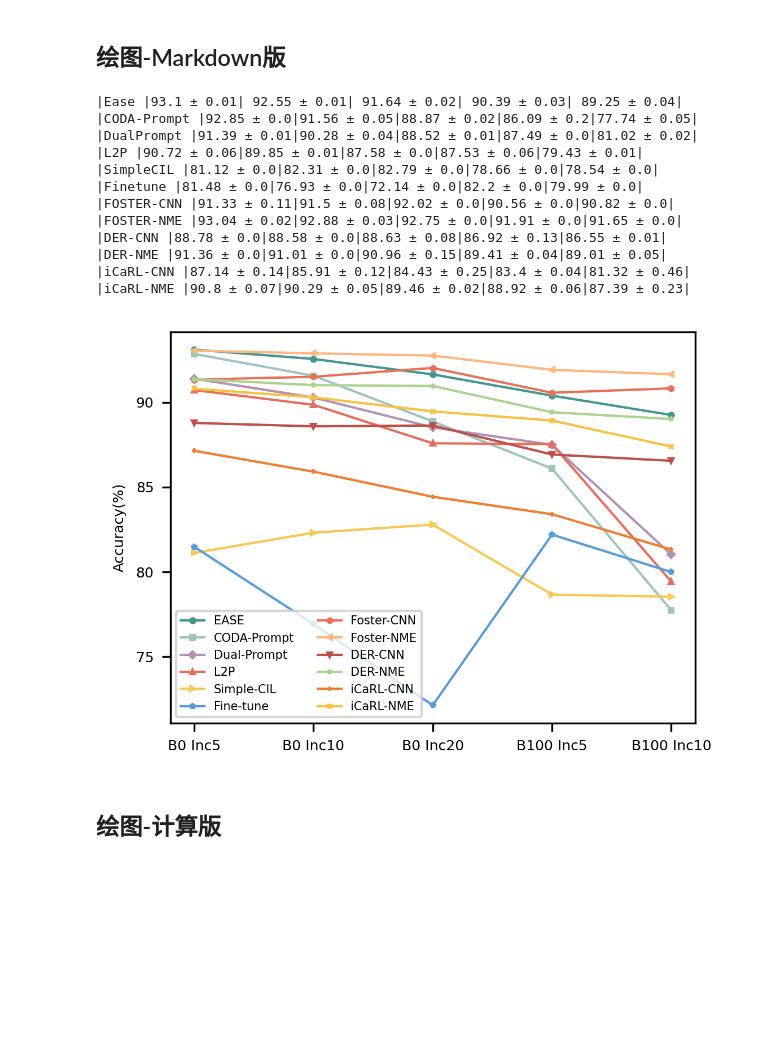
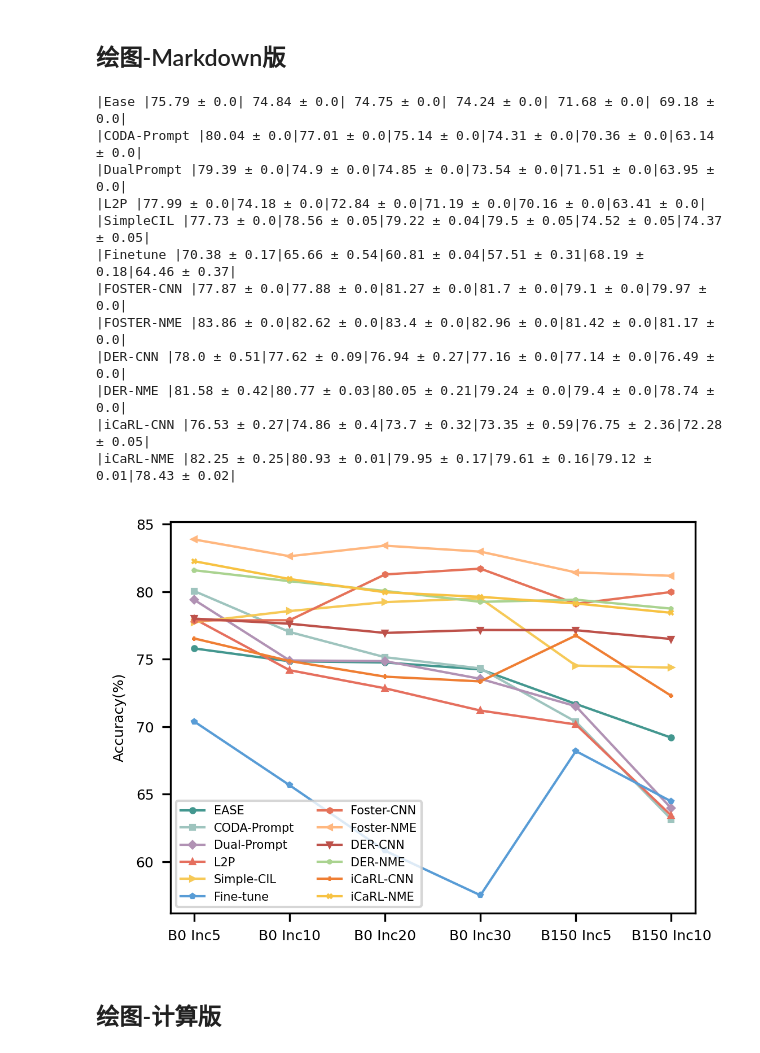
Before and after one commit to Geeks-Z/Class-Incremental-Learning, a Jupyter notebook: acc_mean_std.ipynb, the cells around one changed output. Drawn from its saved outputs; the diff is of its cells as text; code cells hidden in the pictures; blank space fills up the shorter version.

```diff
--- a/acc_mean_std.ipynb
+++ b/acc_mean_std.ipynb
@@ -58,22 +58,22 @@ finetune = [[38.53, 32.03, 7.28, 31.16, 24.54],[37.78,34.58,19.25,29.9,24.7],[37
 # %% [markdown]
 ## omn
 # %%
+# 2nd-omn 缺少simple_cil_B0_Inc5 | l2p | dual_prompt_B0_Inc5 B0 Inc30 | icrl_B0 Inc30
+# 1 2 3 std 还没有统计
 dataset = 'omn'
 positions = ['B0 Inc5', 'B0 Inc10', 'B0 Inc20','B0 Inc30','B150 Inc5','B150 Inc10']
-ease = [[75.79,74.84,74.75,74.24,71.68,69.18],[75.79,74.84,74.75,74.24,71.68,69.18],[,,,,,]]
-coda_prompt = [[80.04,77.01,75.14,74.31,70.36,63.14],[80.04,77.01,75.14,74.31,70.36,63.14],[,,,,,]]
-# 2nd B0Inc5 30无数据
-dual_prompt = [[79.39,74.9,74.85,73.54,71.51,63.95],[,74.9,74.85,,71.51,63.95],[,,,,,]]
-l2p = [[77.99,74.18,72.84,71.19,70.16,63.41],[,,,,,],[,,,,,]]
-foster_cnn = [[77.87,77.88,81.27,81.7,79.1,79.97],[77.87,77.88,81.27,81.7,79.1,79.97],[,,,,,]]
-foster_nme = [[83.86,82.62,83.4,82.96,81.42,81.17],[83.86,82.62,83.4,82.96,81.42,81.17],[,,,,,]]
-der_cnn = [[77.49,77.53,77.21,77.16,77.14,76.49],[78.51,77.7,76.67,77.16,77.14,76.49],[,,,,,]]
-der_nme = [[81.15,80.74,80.26,79.24,79.4,78.74],[82.0,80.8,79.84,79.24,79.4,78.74],[,,,,,]]
-# 2nd B0Inc10无数据
-icarl_cnn = [[76.8,75.26,73.38,73.94,74.39,72.23],[76.25,74.46,74.02,72.76,79.11,],[,,,,,]]
-icarl_nme = [[82.5,80.94,79.78,79.77,79.13,78.41],[82.0,80.92,80.12,79.45,79.11,],[,,,,,]]
-simple_cil = [[77.73,78.51,79.18,79.46,74.47,74.32],[,78.61,79.27,79.55,74.56,74.42],[,,,,,]]
-finetune = [[70.21,65.12,60.77,57.2,68.37,64.1],[70.54,66.21,60.84,57.82,68.01,64.83],[,,,,,]]
+ease = [[75.79,74.84,74.75,74.24,71.68,69.18],[75.79,74.84,74.75,74.24,71.68,69.18]]
+coda_prompt = [[80.04,77.01,75.14,74.31,70.36,63.14],[80.04,77.01,75.14,74.31,70.36,63.14]]
+dual_prompt = [[79.39,74.9,74.85,73.54,71.51,63.95],[79.39,74.9,74.85,73.54,71.51,63.95]]
+l2p = [[77.99,74.18,72.84,71.19,70.16,63.41],[77.99,74.18,72.84,71.19,70.16,63.41]]
+foster_cnn = [[77.87,77.88,81.27,81.7,79.1,79.97],[77.87,77.88,81.27,81.7,79.1,79.97]]
+foster_nme = [[83.86,82.62,83.4,82.96,81.42,81.17],[83.86,82.62,83.4,82.96,81.42,81.17]]
+der_cnn = [[77.49,77.53,77.21,77.16,77.14,76.49],[78.51,77.7,76.67,77.16,77.14,76.49]]
+der_nme = [[81.15,80.74,80.26,79.24,79.4,78.74],[82.0,80.8,79.84,79.24,79.4,78.74]]
+icarl_cnn = [[76.8,75.26,73.38,73.94,74.39,72.23],[76.25,74.46,74.02,72.76,79.11,72.34]]
+icarl_nme = [[82.5,80.94,79.78,79.77,79.13,78.41],[82.0,80.92,80.12,79.45,79.11,78.45]]
+simple_cil = [[77.73,78.51,79.18,79.46,74.47,74.32],[77.73,78.61,79.27,79.55,74.56,74.42]]
+finetune = [[70.21,65.12,60.77,57.2,68.37,64.1],[70.54,66.21,60.84,57.82,68.01,64.83]]
 # %% [markdown]
 ## vtab
 # %%
@@ -109,11 +109,6 @@ print("|DualPrompt", "|" + "|".join([f"{mean} ± {std}" for mean, std in zip(dua
 print("|L2P", "|" + "|".join([f"{mean} ± {std}" for mean, std in zip(l2p_mean, l2p_std)]) + "|")
 print("|SimpleCIL", "|" + "|".join([f"{mean} ± {std}" for mean, std in zip(simple_cil_mean, simple_cil_std)]) + "|")
 print("|Finetune", "|" + "|".join([f"{mean} ± {std}" for mean, std in zip(finetune_mean, finetune_std)]) + "|")
-# print("coda_prompt:", coda_prompt_mean, coda_prompt_std)
-# print("dual_prompt:", dual_prompt_mean, dual_prompt_std)
-# print("l2p:", l2p_mean, l2p_std)
-# print("simple_cil:", simple_cil_mean, simple_cil_std)
-# print("finetune:", finetune_mean, finetune_std)
 
 marker = ['o', 's', 'D', '^',  '>',  'p', 'h','<','v','*','+', 'x', 'D', 'd', '|', '_']
 colors = ['#43978F', '#9EC4BE', '#B192B4', '#E56F5E', '#F6C957','#589CD6', '#E57259','#FFB77F','#BD514A','#AAD390', '#EF7E33', '#F7C242', '#F9F871']
@@ -130,7 +125,10 @@ datasets = [
 if dataset == 'inr' or dataset == 'ina' or dataset == 'vtab':
     pass
 else:
-    positions = ['B0 Inc5', 'B0 Inc10', 'B0 Inc20', 'B100 Inc5','B100 Inc10']
+    if dataset == 'omn':
+        positions = ['B0 Inc5', 'B0 Inc10', 'B0 Inc20','B0 Inc30','B150 Inc5','B150 Inc10']
+    else:
+        positions = ['B0 Inc5', 'B0 Inc10', 'B0 Inc20', 'B100 Inc5','B100 Inc10']
     foster_cnn_mean, foster_cnn_std = calc_mean_std(foster_cnn)
     foster_nme_mean, foster_nme_std = calc_mean_std(foster_nme)
     der_cnn_mean, der_cnn_std = calc_mean_std(der_cnn)
@@ -148,52 +146,46 @@ else:
     print("|DER-CNN", "|" + "|".join([f"{mean} ± {std}" for mean, std in zip(der_cnn_mean, der_cnn_std)]) + "|")
     print("|DER-NME", "|" + "|".join([f"{mean} ± {std}" for mean, std in zip(der_nme_mean, der_nme_std)]) + "|")
     print("|iCaRL-CNN", "|" + "|".join([f"{mean} ± {std}" for mean, std in zip(icarl_cnn_mean, icarl_cnn_std)]) + "|")
     print("|iCaRL-NME", "|" + "|".join([f"{mean} ± {std}" for mean, std in zip(icarl_nme_mean, icarl_nme_std)]) + "|")
-    # print("Foster-CNN:", foster_cnn_mean, foster_cnn_std)
-    # print("Foster-NME:", foster_nme_mean, foster_nme_std)
-    # print("DER-CNN:", der_cnn_mean, der_cnn_std)
-    # print("DER-NME:", der_nme_mean, der_nme_std)
-    # print("iCaRL-CNN:", icarl_cnn_mean, icarl_cnn_std)
-    # print("iCaRL-NME:", icarl_nme_mean, icarl_nme_std)
 
 plt.figure(dpi=300, figsize=(4, 3))  # 设置图表分辨率和尺寸
 i = 0
 for name, data in datasets:
     plt.plot(positions,data,label=name,marker=marker[i],color = colors[i], markersize=2,linewidth=1)
     i+=1
 
 # 设置图表标题和坐标轴标签
 # plt.xlabel('Inc', fontsize=6)
 plt.ylabel('Accuracy(%)', fontsize=6)
 
 plt.xticks(fontsize=6)
 plt.yticks(fontsize=6)
 
 # 设置图例
 plt.legend(fontsize=5,loc='lower left',ncol=2)  # 设置图例位置
 
 # 显示网格
 # plt.grid(True)
 
 # 调整x轴刻度，使数据点更易读
 # plt.xticks(param_counts_backbone, positions, rotation=45)
 
 # 显示图表
 plt.show()
 # %% [output]
-|Ease |93.1 ± 0.01| 92.55 ± 0.01| 91.64 ± 0.02| 90.39 ± 0.03| 89.25 ± 0.04|
-|CODA-Prompt |92.85 ± 0.0|91.56 ± 0.05|88.87 ± 0.02|86.09 ± 0.2|77.74 ± 0.05|
-|DualPrompt |91.39 ± 0.01|90.28 ± 0.04|88.52 ± 0.01|87.49 ± 0.0|81.02 ± 0.02|
-|L2P |90.72 ± 0.06|89.85 ± 0.01|87.58 ± 0.0|87.53 ± 0.06|79.43 ± 0.01|
-|SimpleCIL |81.12 ± 0.0|82.31 ± 0.0|82.79 ± 0.0|78.66 ± 0.0|78.54 ± 0.0|
-|Finetune |81.48 ± 0.0|76.93 ± 0.0|72.14 ± 0.0|82.2 ± 0.0|79.99 ± 0.0|
-|FOSTER-CNN |91.33 ± 0.11|91.5 ± 0.08|92.02 ± 0.0|90.56 ± 0.0|90.82 ± 0.0|
-|FOSTER-NME |93.04 ± 0.02|92.88 ± 0.03|92.75 ± 0.0|91.91 ± 0.0|91.65 ± 0.0|
-|DER-CNN |88.78 ± 0.0|88.58 ± 0.0|88.63 ± 0.08|86.92 ± 0.13|86.55 ± 0.01|
-|DER-NME |91.36 ± 0.0|91.01 ± 0.0|90.96 ± 0.15|89.41 ± 0.04|89.01 ± 0.05|
-|iCaRL-CNN |87.14 ± 0.14|85.91 ± 0.12|84.43 ± 0.25|83.4 ± 0.04|81.32 ± 0.46|
-|iCaRL-NME |90.8 ± 0.07|90.29 ± 0.05|89.46 ± 0.02|88.92 ± 0.06|87.39 ± 0.23|
+|Ease |75.79 ± 0.0| 74.84 ± 0.0| 74.75 ± 0.0| 74.24 ± 0.0| 71.68 ± 0.0| 69.18 ± 0.0|
+|CODA-Prompt |80.04 ± 0.0|77.01 ± 0.0|75.14 ± 0.0|74.31 ± 0.0|70.36 ± 0.0|63.14 ± 0.0|
+|DualPrompt |79.39 ± 0.0|74.9 ± 0.0|74.85 ± 0.0|73.54 ± 0.0|71.51 ± 0.0|63.95 ± 0.0|
+|L2P |77.99 ± 0.0|74.18 ± 0.0|72.84 ± 0.0|71.19 ± 0.0|70.16 ± 0.0|63.41 ± 0.0|
+|SimpleCIL |77.73 ± 0.0|78.56 ± 0.05|79.22 ± 0.04|79.5 ± 0.05|74.52 ± 0.05|74.37 ± 0.05|
+|Finetune |70.38 ± 0.17|65.66 ± 0.54|60.81 ± 0.04|57.51 ± 0.31|68.19 ± 0.18|64.46 ± 0.37|
+|FOSTER-CNN |77.87 ± 0.0|77.88 ± 0.0|81.27 ± 0.0|81.7 ± 0.0|79.1 ± 0.0|79.97 ± 0.0|
+|FOSTER-NME |83.86 ± 0.0|82.62 ± 0.0|83.4 ± 0.0|82.96 ± 0.0|81.42 ± 0.0|81.17 ± 0.0|
+|DER-CNN |78.0 ± 0.51|77.62 ± 0.09|76.94 ± 0.27|77.16 ± 0.0|77.14 ± 0.0|76.49 ± 0.0|
+|DER-NME |81.58 ± 0.42|80.77 ± 0.03|80.05 ± 0.21|79.24 ± 0.0|79.4 ± 0.0|78.74 ± 0.0|
+|iCaRL-CNN |76.53 ± 0.27|74.86 ± 0.4|73.7 ± 0.32|73.35 ± 0.59|76.75 ± 2.36|72.28 ± 0.05|
+|iCaRL-NME |82.25 ± 0.25|80.93 ± 0.01|79.95 ± 0.17|79.61 ± 0.16|79.12 ± 0.01|78.43 ± 0.02|
-[figure, old version]
+[figure, new version]
 # %% [markdown]
 ## 绘图-计算版
 # %%
```
Also changed, not shown: 38 other files.
